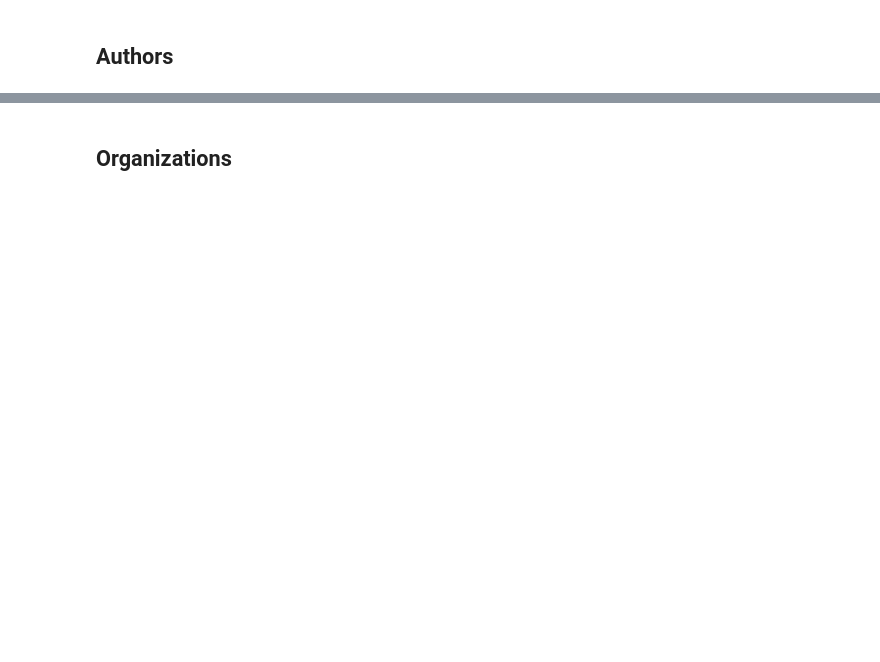
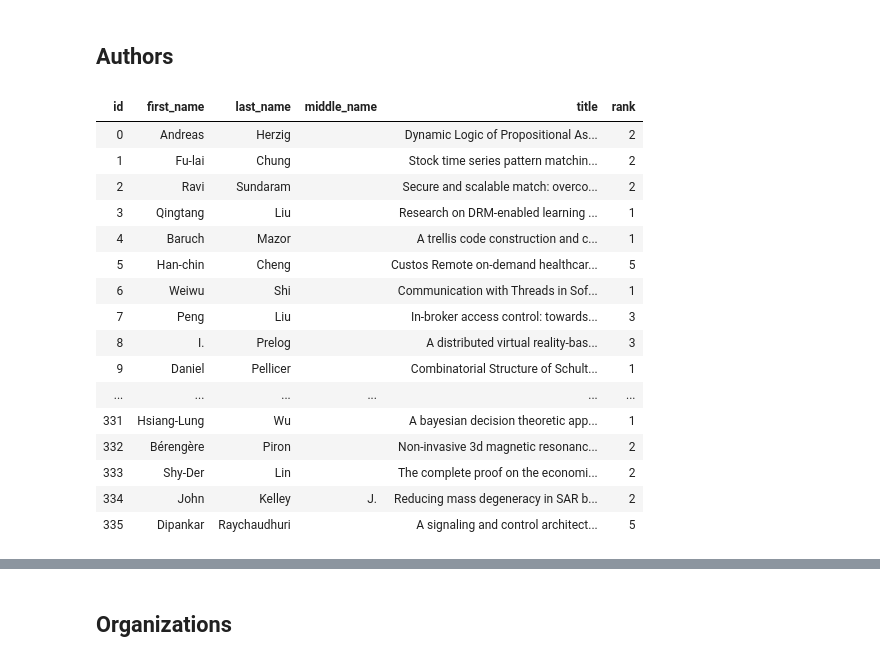
Before and after one commit to Karljohan99/BDM2023-group3, a Jupyter notebook: project1/Project_1.ipynb, the cells around one changed output, grey strips where cells are left out. Drawn from its saved outputs; the diff is of its cells as text; code cells hidden in the pictures; blank space fills up the shorter version.

```diff
--- a/project1/Project_1.ipynb
+++ b/project1/Project_1.ipynb
@@ -70 +68,58 @@ get_author_from_dblpUDF = F.udf(lambda x, y:get_author_from_dblp(x, y), StringTy
+# %%
+authors = (filtered_df.limit(100).select("authors", "title", F.posexplode(F.col("authors")).alias("rank", "authors_exp"))
+            .withColumn("rank", F.col("rank") + 1)
+            .select("authors_exp.*","*")
+            .select("_id", "rank", "name", "title")
+            .withColumn("name", F.initcap(F.col("name")))
+            )
+
+authors2 = authors.filter(F.col("name").rlike(r"^\p{L}\.?(-\p{L}\.?)?\s.+"))
+authors_rdd = authors2.rdd.map(lambda x: (x[0], x[1], x[2], x[3], get_author_from_dblp(x[3], x[1])))
+authors2 = authors_rdd.toDF(["_id", "rank", "name", "title", "dblp_name"])
+
+authors2 = (authors2.withColumn("dblp_name", F.when(F.col("dblp_name") == "null", F.col("name")).otherwise(F.col("dblp_name")))
+           .withColumn("dblp_name", F.regexp_extract(F.col("dblp_name"), r"^(\D+)(\s\d\d\d\d)?$", 1)))
+
+authors_raw = (authors.withColumn("dblp_name", F.col("name"))
+           .union(authors2)
+           .withColumn("last_name_raw", F.regexp_extract(F.col("name"), r"^.+\s(\S+)(\sJr\.)?$", 1))
+           .withColumn("dblp_name", F.when(F.col("dblp_name") == "null", F.col("name")).otherwise(F.col("dblp_name")))
+           .withColumn("dblp_name", F.regexp_extract(F.col("dblp_name"), r"^(\D+)(\s\d\d\d\d)?$", 1))
+           .withColumn("dblp_last_name", F.regexp_extract(F.col("dblp_name"), r"^.+\s(\S+)(\sJr\.)?$", 1))
+           .withColumn("name", F.when(F.col("last_name_raw") == F.col("dblp_last_name"),
+                                      F.col("dblp_name")).otherwise(F.col("name")))
+           .withColumn("first_name", F.regexp_extract(F.col("name"), r"^(\S+)\s.+$", 1))
+           .withColumn("last_name", F.regexp_extract(F.col("name"), r"^.+\s(\S+)$", 1))
+           .withColumn("middle_name", F.regexp_extract(F.col("name"), r"^\S+\s(\S+)\s\S+$", 1))
+          )
+
+authors = (authors_raw.select("first_name", "last_name", "middle_name")
+            .dropDuplicates()
+            .withColumn("id", F.monotonically_increasing_id())
+          )
+
+authors = (authors_raw.join(authors, ["first_name", "last_name", "middle_name"])
+           .select("id", "first_name", "last_name", "middle_name", "title", "rank")
+           .dropDuplicates()
+          )
+
+display(authors)
+# %% [output]
+| id | first_name | last_name | middle_name | title | rank |
+| 0 | Andreas | Herzig |  | Dynamic Logic of Propositional As... | 2 |
+| 1 | Fu-lai | Chung |  | Stock time series pattern matchin... | 2 |
+| 2 | Ravi | Sundaram |  | Secure and scalable match: overco... | 2 |
+| 3 | Qingtang | Liu |  | Research on DRM-enabled learning ... | 1 |
+| 4 | Baruch | Mazor |  | A trellis code construction and c... | 1 |
+| 5 | Han-chin | Cheng |  | Custos Remote on-demand healthcar... | 5 |
+| 6 | Weiwu | Shi |  | Communication with Threads in Sof... | 1 |
+| 7 | Peng | Liu |  | In-broker access control: towards... | 3 |
+| 8 | I. | Prelog |  | A distributed virtual reality-bas... | 3 |
+| 9 | Daniel | Pellicer |  | Combinatorial Structure of Schult... | 1 |
+| ... | ... | ... | ... | ... | ... |
+| 331 | Hsiang-Lung | Wu |  | A bayesian decision theoretic app... | 1 |
+| 332 | Bérengère | Piron |  | Non-invasive 3d magnetic resonanc... | 2 |
+| 333 | Shy-Der | Lin |  | The complete proof on the economi... | 2 |
+| 334 | John | Kelley | J. | Reducing mass degeneracy in SAR b... | 2 |
+| 335 | Dipankar | Raychaudhuri |  | A signaling and control architect... | 5 |
 # %%
```
Also changed, not shown: parts of 10 cells of this notebook.
